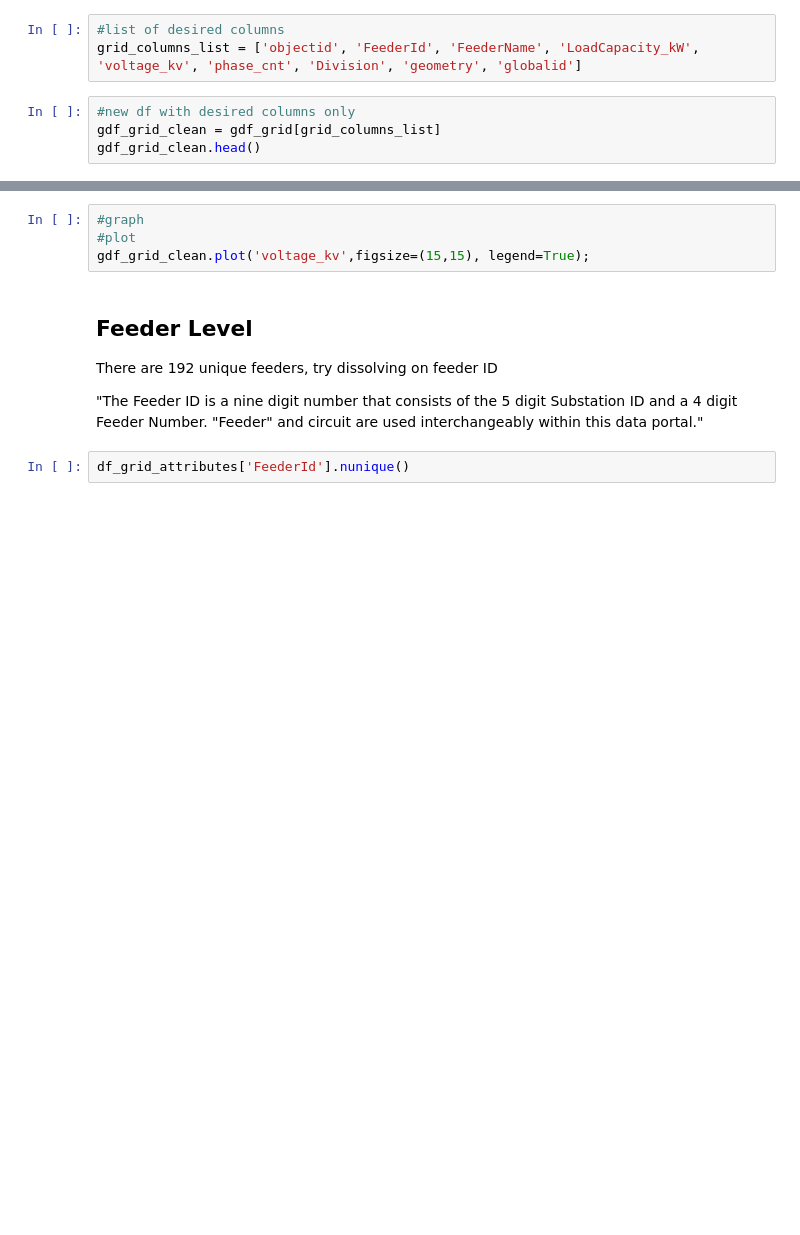
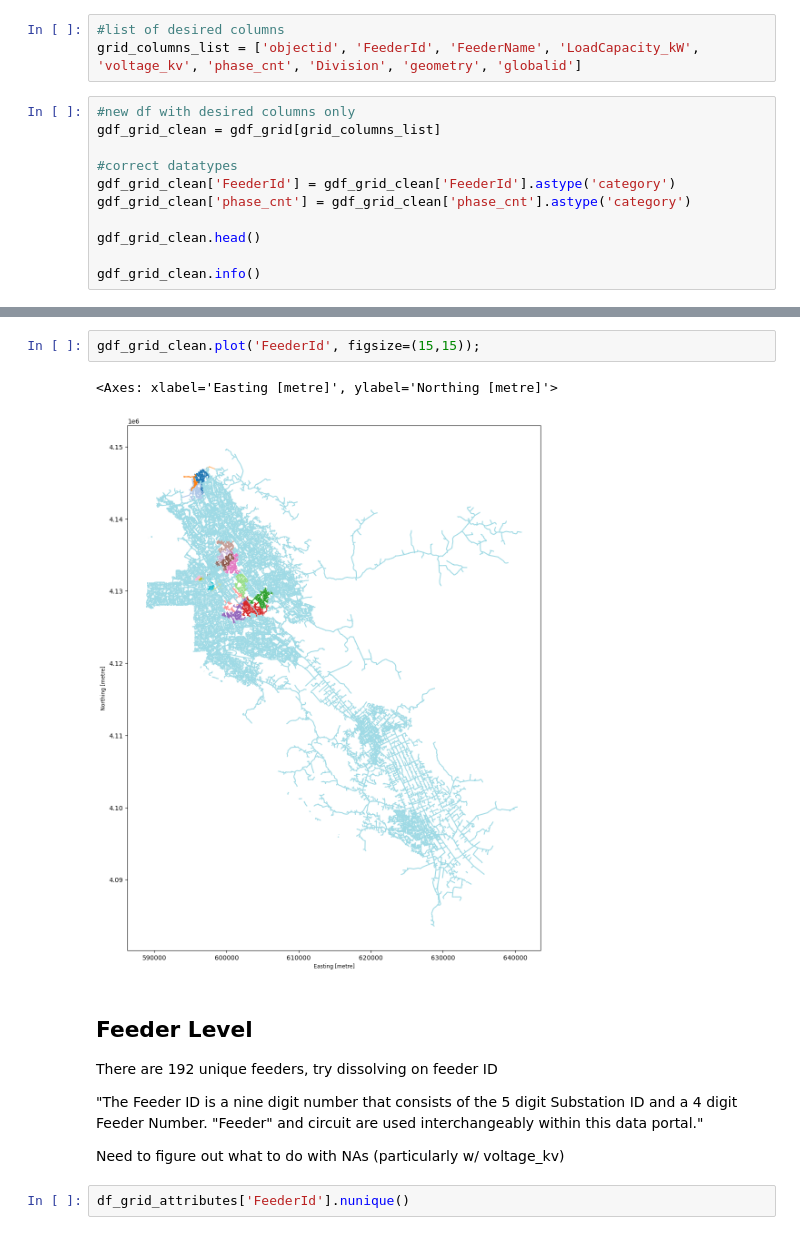
Before and after one commit to sarahj-hall/GDA_Final_Project, a Jupyter notebook: Scripts/Network_Building_Notebook.ipynb, the cells around one changed output, grey strips where cells are left out. Saved outputs shown, nothing was run; the diff lists cells and outputs as text; blank space fills up the shorter version.

```diff
--- a/Scripts/Network_Building_Notebook.ipynb
+++ b/Scripts/Network_Building_Notebook.ipynb
@@ -138,5 +140,12 @@ grid_columns_list = ['objectid', 'FeederId', 'FeederName', 'LoadCapacity_kW', 'v
 # %%
 #new df with desired columns only
 gdf_grid_clean = gdf_grid[grid_columns_list]
+
+#correct datatypes
+gdf_grid_clean['FeederId'] = gdf_grid_clean['FeederId'].astype('category')
+gdf_grid_clean['phase_cnt'] = gdf_grid_clean['phase_cnt'].astype('category')
+
 gdf_grid_clean.head()
+
+gdf_grid_clean.info()
 # %% [output]
@@ -149,12 +168,15 @@ gdf_grid_clean.head()
-# %%
-#graph
-#plot
-gdf_grid_clean.plot('voltage_kv',figsize=(15,15), legend=True);
+# %%
+gdf_grid_clean.plot('FeederId', figsize=(15,15));
+# %% [output]
+<Axes: xlabel='Easting [metre]', ylabel='Northing [metre]'>
+[figure, added]
 # %% [markdown]
 ## Feeder Level
 There are 192 unique feeders, try dissolving on feeder ID
 
 "The Feeder ID is a nine digit number that consists of the 5 digit Substation ID and a 4 digit Feeder Number. "Feeder" and circuit are used interchangeably within this data portal."
+
+Need to figure out what to do with NAs (particularly w/ voltage_kv)
 # %%
 df_grid_attributes['FeederId'].nunique()
 # %% [output]
```
Also changed, not shown: parts of 6 cells of this notebook.
